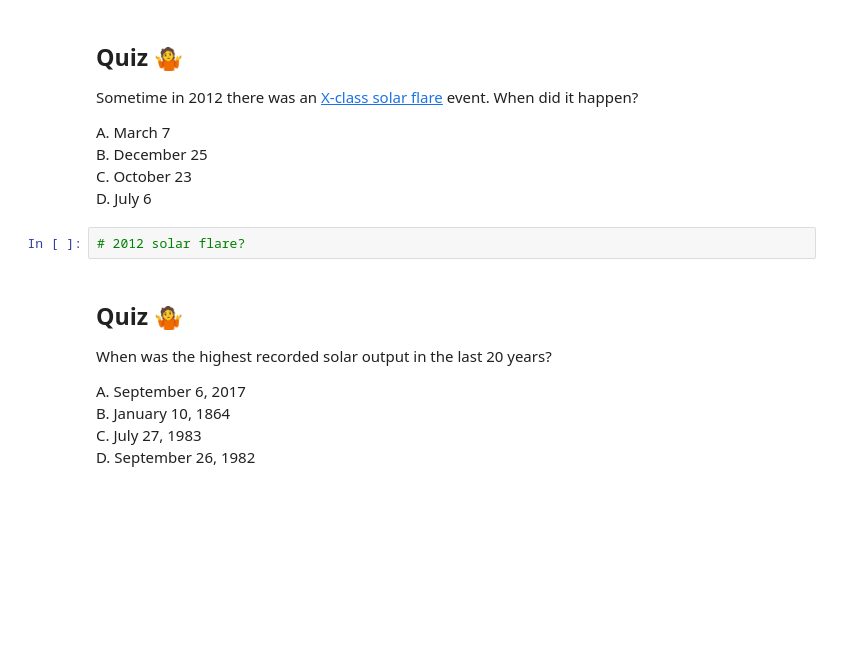
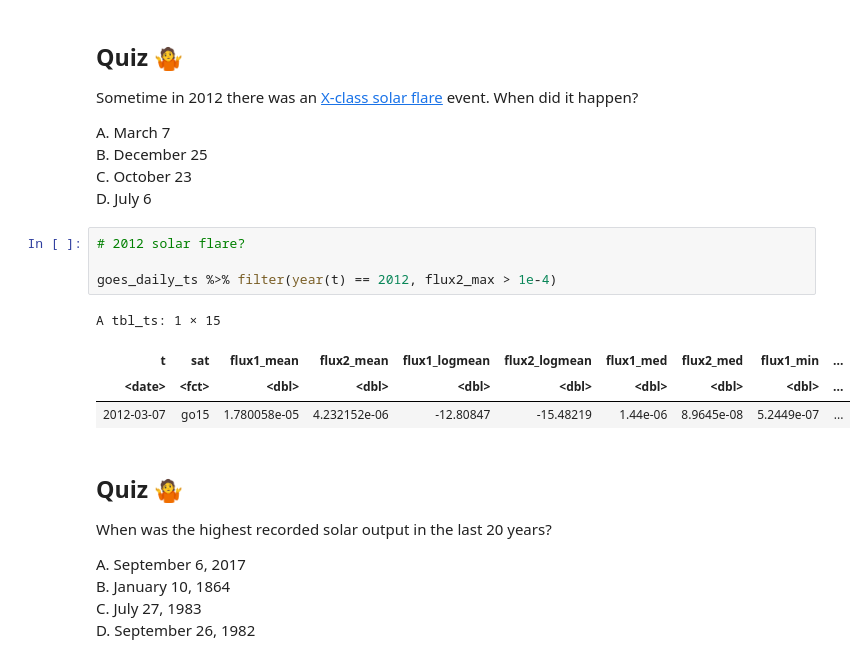
Before and after one commit to terhorst/stats504, a Jupyter notebook: lectures/week5/slides.ipynb, the cells around one changed output. Cells and saved outputs as stored; diff of their text form; blank space fills up the shorter version.

```diff
--- a/lectures/week5/slides.ipynb
+++ b/lectures/week5/slides.ipynb
@@ -261,6 +272,13 @@ C. October 23<br/>
 D. July 6<br/>
 # %%
 # 2012 solar flare?
+
+goes_daily_ts %>% filter(year(t) == 2012, flux2_max > 1e-4)
+# %% [output]
+A tbl_ts: 1 × 15
+| t | sat | flux1_mean | flux2_mean | flux1_logmean | flux2_logmean | flux1_med | flux2_med | flux1_min | ... |
+| <date> | <fct> | <dbl> | <dbl> | <dbl> | <dbl> | <dbl> | <dbl> | <dbl> | ... |
+| 2012-03-07 | go15 | 1.780058e-05 | 4.232152e-06 | -12.80847 | -15.48219 | 1.44e-06 | 8.9645e-08 | 5.2449e-07 | ... |
 # %% [markdown]
 ## Quiz 🤷
 When was the highest recorded solar output in the last 20 years?
```
Also changed, not shown: parts of 20 cells of this notebook.
